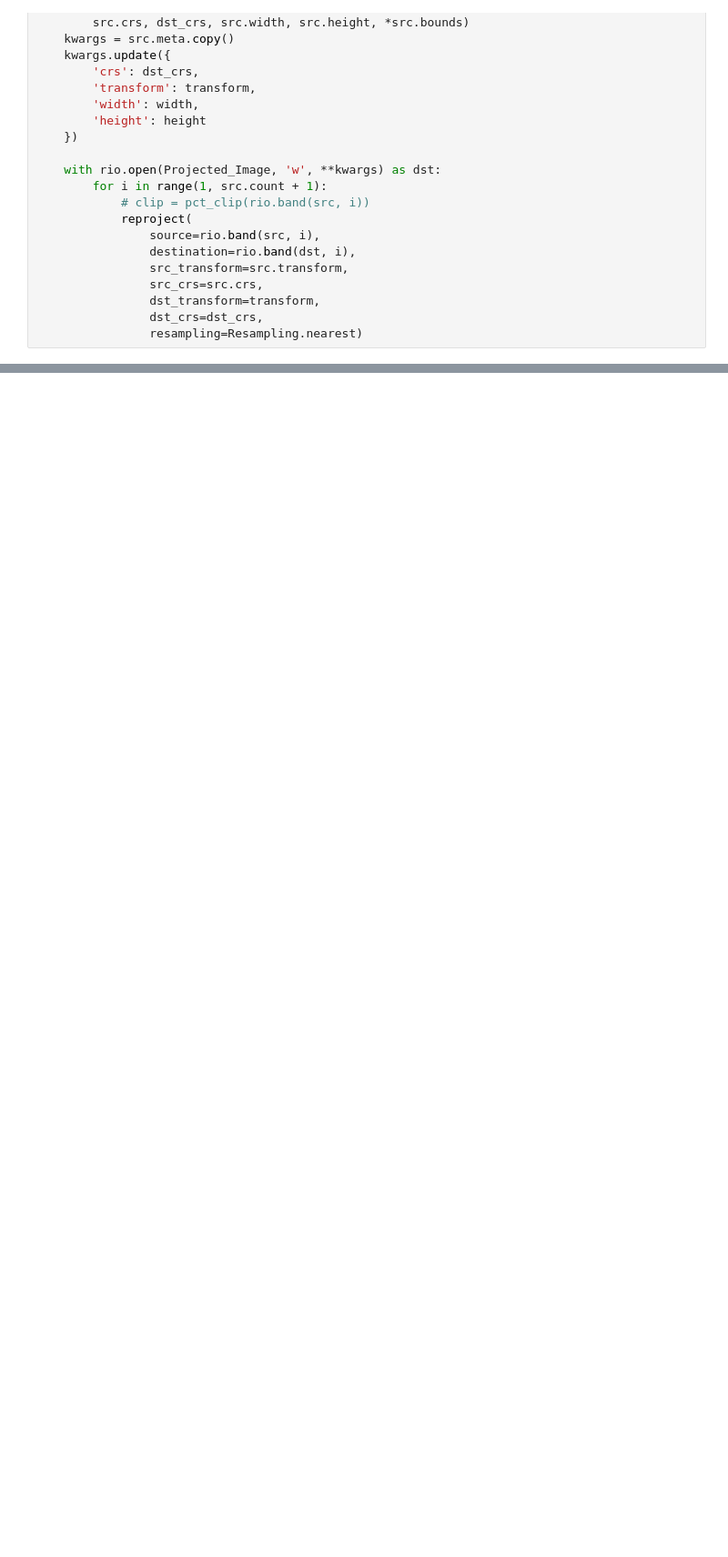
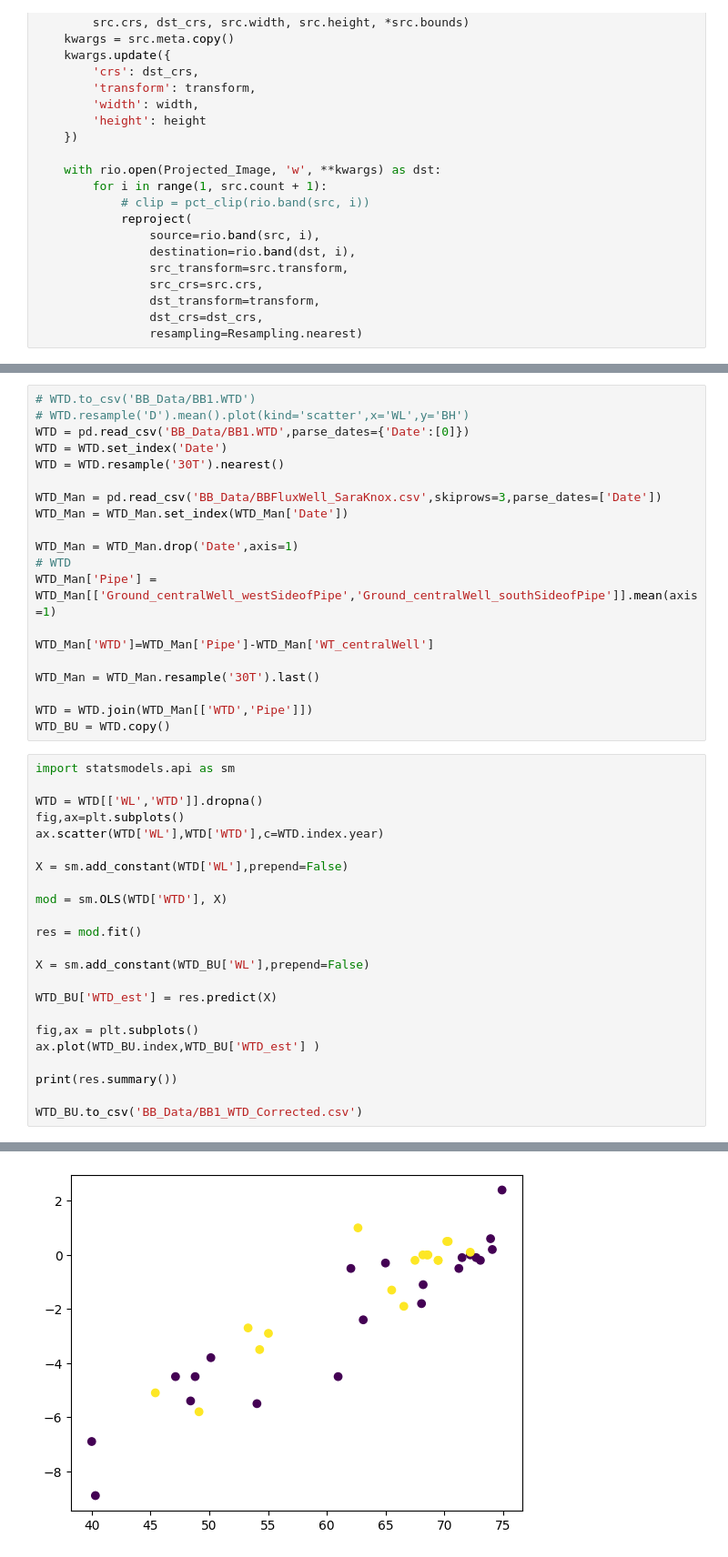
Before and after one commit to ubc-micromet/BBECA_Work, a Jupyter notebook: Maps_and_Figures.ipynb, the cells around one changed output, grey strips where cells are left out. Shown: that part at 91% size. Cells and saved outputs as stored; diff of their text form; blank space fills up the shorter version.

```diff
--- a/Maps_and_Figures.ipynb
+++ b/Maps_and_Figures.ipynb
@@ -266,0 +332,44 @@ plt.savefig('images/Climatology.png',dpi=600)
+# %%
+# WTD.to_csv('BB_Data/BB1.WTD')
+# WTD.resample('D').mean().plot(kind='scatter',x='WL',y='BH')
+WTD = pd.read_csv('BB_Data/BB1.WTD',parse_dates={'Date':[0]})
+WTD = WTD.set_index('Date')
+WTD = WTD.resample('30T').nearest()
+
+WTD_Man = pd.read_csv('BB_Data/BBFluxWell_SaraKnox.csv',skiprows=3,parse_dates=['Date'])
+WTD_Man = WTD_Man.set_index(WTD_Man['Date'])
+
+WTD_Man = WTD_Man.drop('Date',axis=1)
+# WTD
+WTD_Man['Pipe'] = WTD_Man[['Ground_centralWell_westSideofPipe','Ground_centralWell_southSideofPipe']].mean(axis=1)
+
+WTD_Man['WTD']=WTD_Man['Pipe']-WTD_Man['WT_centralWell']
+
+WTD_Man = WTD_Man.resample('30T').last()
+
+WTD = WTD.join(WTD_Man[['WTD','Pipe']])
+WTD_BU = WTD.copy()
+# %%
+import statsmodels.api as sm
+
+WTD = WTD[['WL','WTD']].dropna()
+fig,ax=plt.subplots()
+ax.scatter(WTD['WL'],WTD['WTD'],c=WTD.index.year)
+
+X = sm.add_constant(WTD['WL'],prepend=False)
+
+mod = sm.OLS(WTD['WTD'], X)
+
+res = mod.fit()
+
+X = sm.add_constant(WTD_BU['WL'],prepend=False)
+
+WTD_BU['WTD_est'] = res.predict(X)
+
+fig,ax = plt.subplots()
+ax.plot(WTD_BU.index,WTD_BU['WTD_est'] )
+
+print(res.summary())
+
+WTD_BU.to_csv('BB_Data/BB1_WTD_Corrected.csv')
+# %% [output]
@@ -266,0 +393 @@ plt.savefig('images/Climatology.png',dpi=600)
+[figure, added]
```
Also changed, not shown: parts of 5 cells of this notebook, 14 other files.
